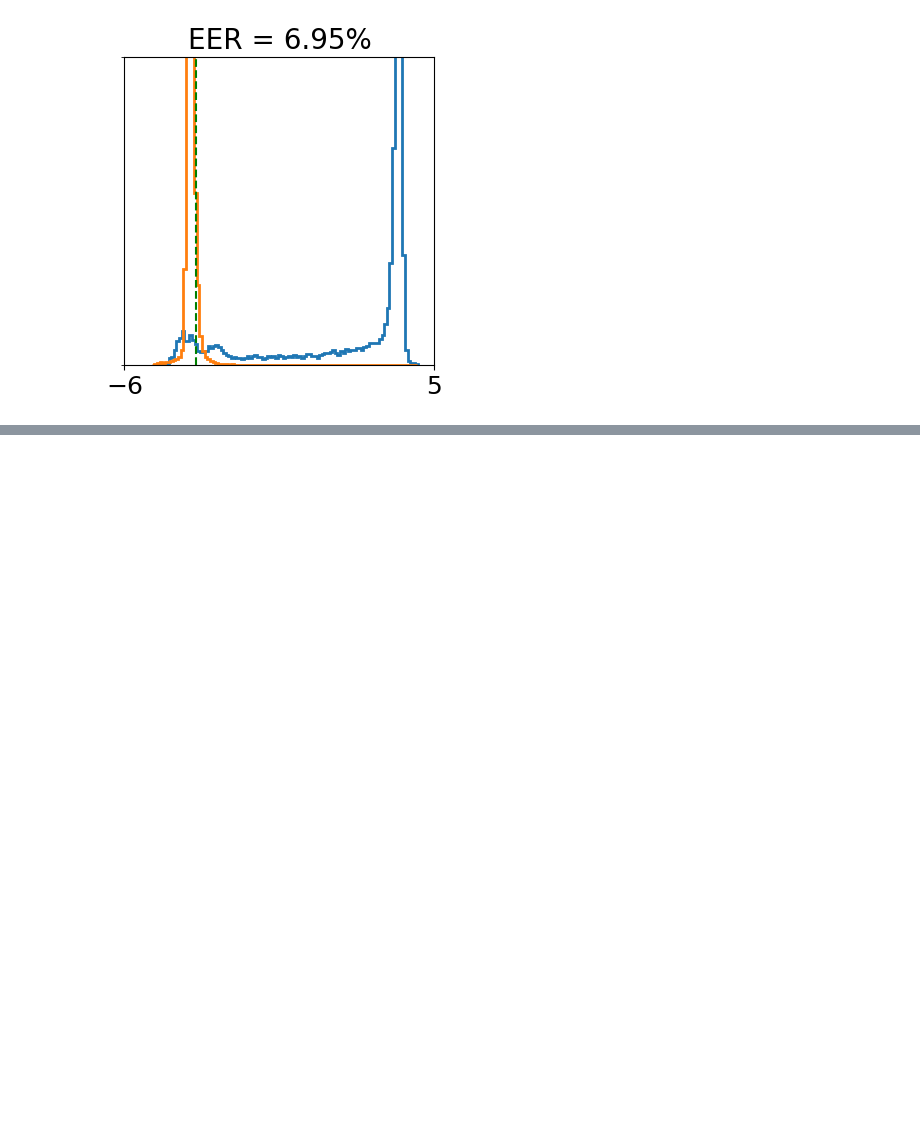
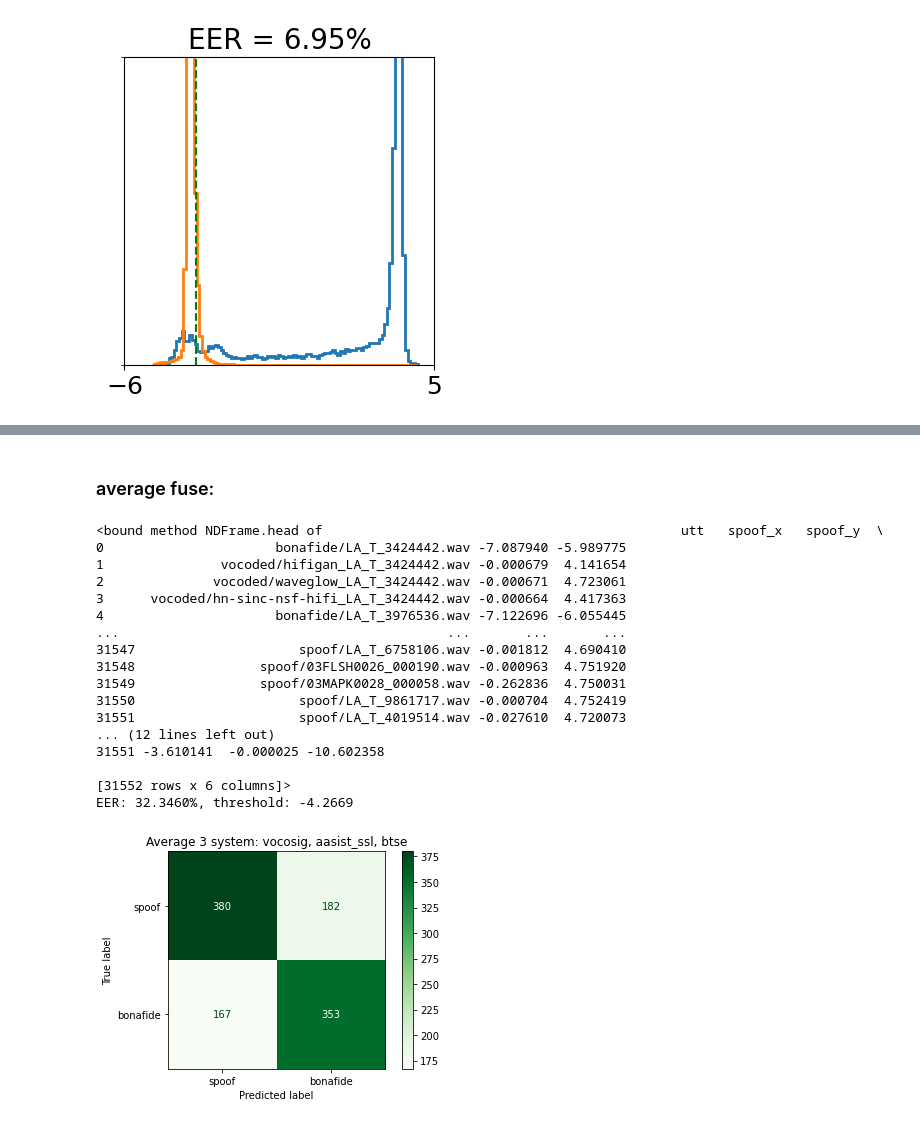
Before and after one commit to josebeo2016/DNNFuse, a Jupyter notebook: result.ipynb, the cells around one changed output, grey strips where cells are left out. Drawn from its saved outputs; the diff is of its cells as text; code cells hidden in the pictures; blank space fills up the shorter version.

```diff
--- a/result.ipynb
+++ b/result.ipynb
@@ -1358,0 +1445,5 @@ plt.show()
+# %%
+supcon_nov22_df = pd.read_csv("DATA/supcon_cnsl_nov22/protocol.txt", sep=" ", header=None)
+supcon_nov22_df.columns = ["utt", "subset", "category", "label"]
+# supcon_nov22_df = supcon_nov22_df[supcon_nov22_df['subset'] == 'eval']
+supcon_nov22_df.head
@@ -1358,0 +1465,61 @@ plt.show()
+# %% [markdown]
+### average fuse:
+# %%
+# load vocosig score
+vocosig_df = pd.read_csv("scores/supcon_nov22/vocosig.txt", sep=" ", header=None)
+vocosig_df.columns = ["utt", "spoof", "score"]
+
+# load aasist_ssl score
+aasist_ssl_df = pd.read_csv("scores/supcon_nov22/aasist_ssl.txt", sep=" ", header=None)
+aasist_ssl_df.columns = ["utt", "spoof", "score"]
+
+# load btse score
+btse_df = pd.read_csv("scores/supcon_nov22/btse_wav2vec.txt", sep=" ", header=None)
+btse_df.columns = ["utt", "spoof", "score"]
+# %%
+avg_df = pd.merge(vocosig_df, aasist_ssl_df, on='utt')
+# print(avg_df.head)
+avg_df['score'] = (avg_df['score_x'] + avg_df['score_y'])/2
+avg_df.drop(['score_x', 'score_y'], axis=1, inplace=True)
+avg_df = pd.merge(avg_df, btse_df, on='utt')
+print(avg_df.head)
+avg_df['score'] = (avg_df['score_x'] + avg_df['score_y'])/2
+avg_df.drop(['score_x', 'score_y'], axis=1, inplace=True)
+avg_df = pd.merge(avg_df, supcon_nov22_df, on='utt')
+avg_df = avg_df[avg_df['subset'] == 'eval']
+
+# compute EER
+spoof_scores = avg_df[avg_df['label'] == 'spoof']['score']
+bonafide_scores = avg_df[avg_df['label'] == 'bonafide']['score']
+eer, threshold = compute_eer(bonafide_scores, spoof_scores)
+
+print("EER: {:.4f}%, threshold: {:.4f}".format(eer*100, threshold))
+avg_df['pred'] = avg_df['score'].apply(lambda x: 'spoof' if x < threshold else 'bonafide')
+
+
+# confusion matrix
+cm = confusion_matrix(avg_df["label"], avg_df["pred"], labels=["spoof","bonafide"])
+disp = ConfusionMatrixDisplay(confusion_matrix=cm, display_labels=["spoof","bonafide"])
+disp.plot(cmap='Greens', values_format='g')
+plt.title("Average 3 system: vocosig, aasist_ssl, btse")
+# plt.savefig("figs/ori_assl_cm.png", dpi=300)
+plt.show()
+# %% [output]
+<bound method NDFrame.head of                                              utt   spoof_x   spoof_y  \
+0                      bonafide/LA_T_3424442.wav -7.087940 -5.989775
+1               vocoded/hifigan_LA_T_3424442.wav -0.000679  4.141654
+2              vocoded/waveglow_LA_T_3424442.wav -0.000671  4.723061
+3      vocoded/hn-sinc-nsf-hifi_LA_T_3424442.wav -0.000664  4.417363
+4                      bonafide/LA_T_3976536.wav -7.122696 -6.055445
+...                                          ...       ...       ...
+31547                     spoof/LA_T_6758106.wav -0.001812  4.690410
+31548                spoof/03FLSH0026_000190.wav -0.000963  4.751920
+31549                spoof/03MAPK0028_000058.wav -0.262836  4.750031
+31550                     spoof/LA_T_9861717.wav -0.000704  4.752419
+31551                     spoof/LA_T_4019514.wav -0.027610  4.720073
+... (12 lines left out)
+31551 -3.610141  -0.000025 -10.602358
+
+[31552 rows x 6 columns]>
+EER: 32.3460%, threshold: -4.2669
+[figure, added]
```
Also changed, not shown: parts of 24 cells of this notebook, 1 other file.
